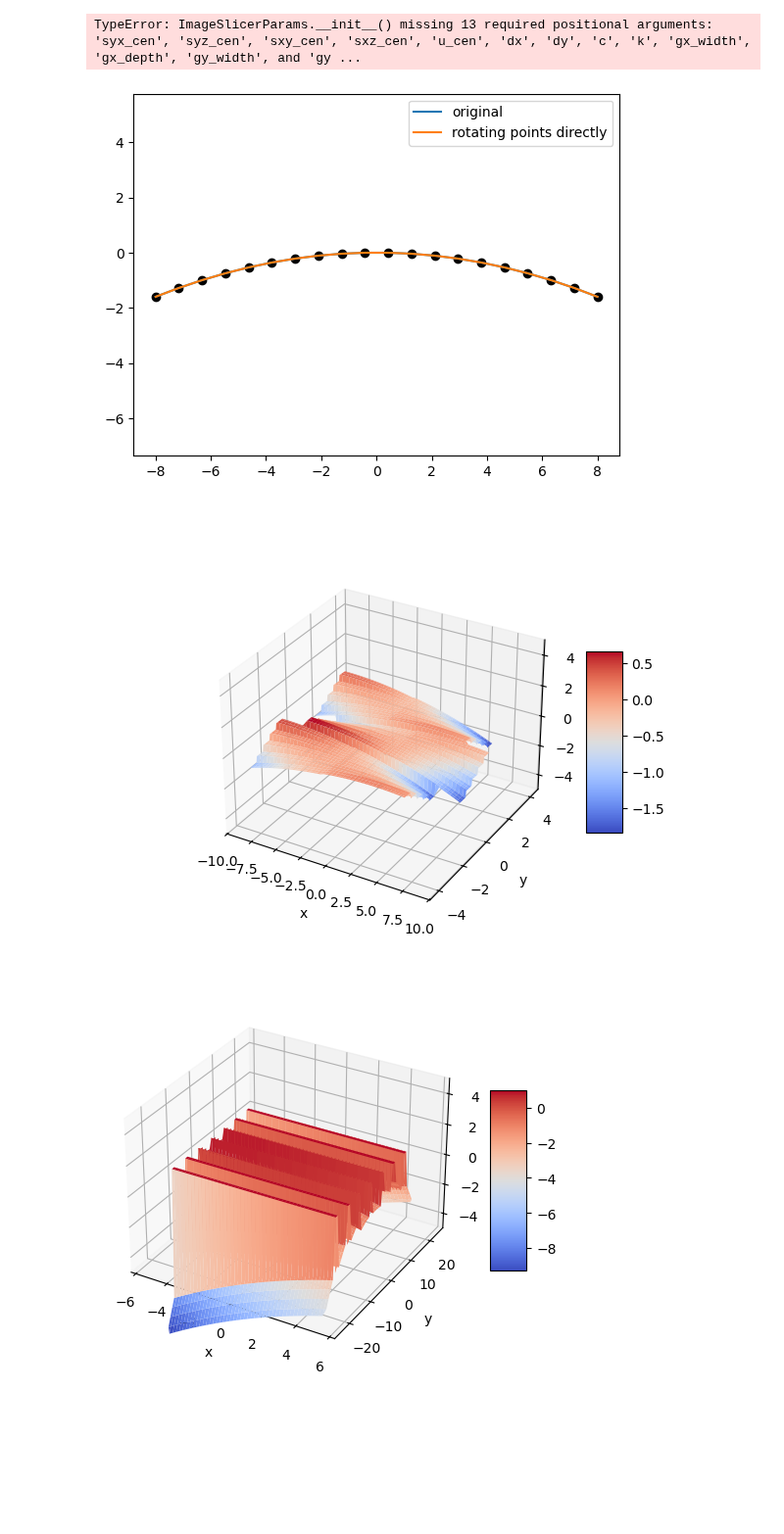
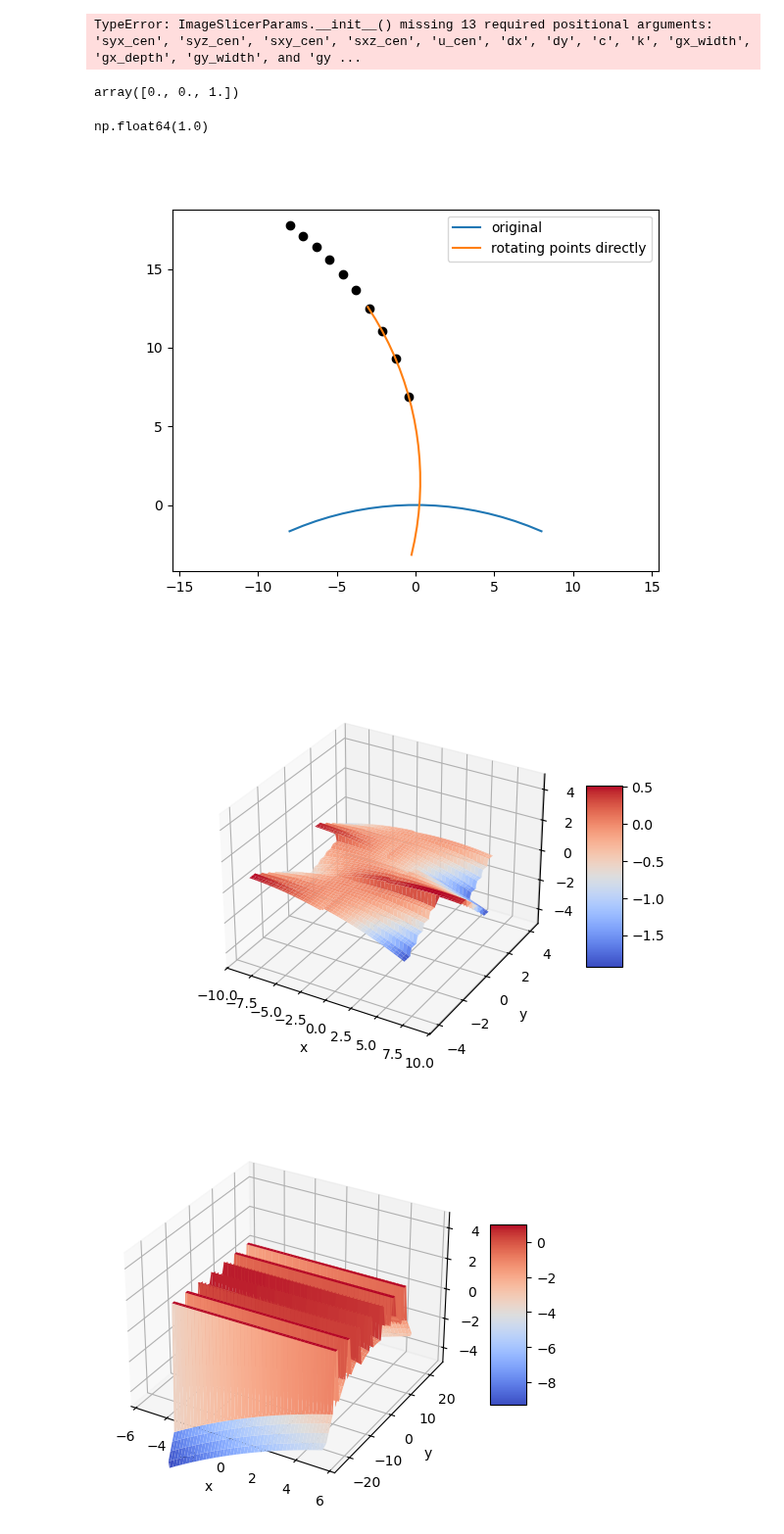
Before and after one commit to ellenle3/ifugen, a Jupyter notebook: python/surface_generator.ipynb, the cells around one changed output. Shown at 98% size. Saved outputs shown, nothing was run; the diff lists cells and outputs as text; code cells hidden in the pictures; blank space fills up the shorter version.

```diff
--- a/python/surface_generator.ipynb
+++ b/python/surface_generator.ipynb
@@ -40,7 +41,7 @@ def make_sample_txt(p, fn_out="custom_mirror_array_params_0.txt"):
 # %%
 xsize, ysize = get_slicer_size(p)
 
-N = 400
+N = 300
 
 x = np.linspace(1.1*(-xsize/2 + umin),1.1*(xsize/2 + umax),N)
 y = np.linspace(-1.1*ysize/2,1.1*ysize/2,N)
@@ -173,7 +176,7 @@ p = ImageSlicerParams(
     surface_type = 0,
     n_each = 3,
     n_rows = 2,
-    n_cols = 1,
+    n_cols = 3,
     angle_mode = 0,
     dalpha = 4,
     dbeta = 4,
@@ -199,11 +202,11 @@ p = ImageSlicerParams(
     u_cen = 0,
     dx = 10,
     dy = 4,
-    c = -1/40,
+    c = -1/20,
     k = -1,
     gx_width = 1,
     gx_depth = -2,
-    gy_width = 1.5,
+    gy_width = 0,
     gy_depth = 1
 )
 
@@ -217,16 +220,16 @@ for i,y1 in enumerate(y):
     surf[i] = make_image_slicer(xt, y1, p, p_custom)
 
 
-yt = 8
+yt = -3.5
 l = 0
-m = 0.3
-n = 0.4
+m = 0.5
+n = 0.6
 norm = np.sqrt(l*l+m*m+n*n)
 l /= norm
 m /= norm
 n /= norm
 
-ray_in = RayIn(xt, yt, l, m, n)
+ray_in = RayIn(xt, yt, 0, l, m, n)
 ray_out = RayOut(0, 0, 0, 0, 0, 0, 0)
 
 umin, umax = get_min_max_u(p, p_custom)
@@ -390,14 +393,22 @@ plt.scatter(x, z)
 plt.show()
 # %% [output]
 TypeError: ImageSlicerParams.__init__() missing 13 required positional arguments: 'syx_cen', 'syz_cen', 'sxy_cen', 'sxz_cen', 'u_cen', 'dx', 'dy', 'c', 'k', 'gx_width', 'gx_depth', 'gy_width', and 'gy ...
+# %%
+conic_2d_transformation(np.array([0,0,0]), pslice, 1, True)
+# %% [output]
+array([0., 0., 1.])
+# %%
+conic_2d_transfer(0,0,-1,0,0,1,pslice)
+# %% [output]
+np.float64(1.0)
 # %%
 c = -1/20
-k = -1
+k = 0
 
 beta = 0
 alpha = 0
-gamma = 0  # note: gamma is actually counterclockwise but will appear clockwise in plot if x-axis is not flipped...
-zp = 0
+gamma = 80  # note: gamma is actually counterclockwise but will appear clockwise in plot if x-axis is not flipped...
+zp = 5
 ytest = 0
 
 def conic(x,y,c,k,a,b):
@@ -415,61 +426,60 @@ x1 = np.linspace(-8, 8, N)
 y1 = []
 x2 = []
 y2 = []
-#y3 = []
+y3 = []
 gammarad = gamma*np.pi/180
 
 syx = 1
 syz = 1
+
+pslice = SliceParams(
+    alpha,
+    beta,
+    gamma,
+    c,
+    k,
+    zp=zp,
+    syx=0,
+    syz=0,
+    sxy=0,
+    sxz=0,
+    u=0
+)
 
 for i in range(N):
     y1.append(conic(x1[i],ytest,c,k,alpha,beta))
 
     # this is counterclockwise rotation of x-z points about the y-axis, but y-axis
     # (middle row of matrix) is not present here
     trans = np.array(
         [
             [np.cos(gammarad), np.sin(gammarad)],
             [-np.sin(gammarad), np.cos(gammarad)]
         ]
     )
     xnew, ynew = np.dot(trans, [x1[i], y1[i]])
 
 
     #xnew = x1[i]*np.cos(gammarad)-y1[i]*np.sin(gammarad)
     #ynew = x1[i]*np.sin(gammarad)+y1[i]*np.cos(gammarad)
 
     x2.append(xnew)
     y2.append(ynew + zp)
-    #y3.append(rotated_conic(x1[i], r, k, t))
+    y3.append(slice_sag(x1[i], ytest, pslice, conic_2d_transfer, conic_2d_transformation))
 
-pslice = SliceParams(
-    alpha,
-    beta,
-    gamma,
-    c,
-    k,
-    zp=zp,
-    syx=0,
-    syz=0,
-    sxy=0,
-    sxz=0,
-    u=0
-)
-
-y3 = conic_2d_sag(x1, ytest, pslice)
 plt.figure()
 plt.plot(x1,y1,label='original')
 plt.plot(x2,y2,label='rotating points directly')
 plt.scatter(x1,y3,c='k')
 #plt.vlines([-2,0,2], -1, 1)
 #plt.ylim(0,8)
 #plt.xlim(-8,8)
 plt.axis('equal')
 plt.legend()
 #plt.savefig("rotated_conics.png",dpi=300,facecolor="white")
 plt.show()
 # %% [output]
-[figure, old version]
+[figure, new version]
 # %%
 p = ImageSlicerParams(
     custom = 0,
@@ -482,6 +492,7 @@ p = ImageSlicerParams(
     dbeta = 3,
     dgamma = 3,
     gamma_offset = 1.5,
+    dzps = 0,
     dzp_col = 0,
     dzp_row = 0,
     dsyx = 0,
@@ -493,6 +504,7 @@ p = ImageSlicerParams(
     beta_cen = -5,
     gamma_cen = 0,
     zp_cen = 0,
+    zps_cen = 0,
     syx_cen = 0,
     syz_cen = 0,
     sxy_cen = 0,
@@ -542,7 +554,7 @@ ax.set_zlim(-5, 5)
 fig.colorbar(surf, shrink=0.5, aspect=5)
 plt.show()
 # %% [output]
-[figure, old version]
+[figure, new version]
 # %%
 p_custom = load_slice_params_file(1)
 p = make_image_slicer_params_from_custom(p_custom)
```
Also changed, not shown: parts of 6 cells of this notebook, 5 other files.
